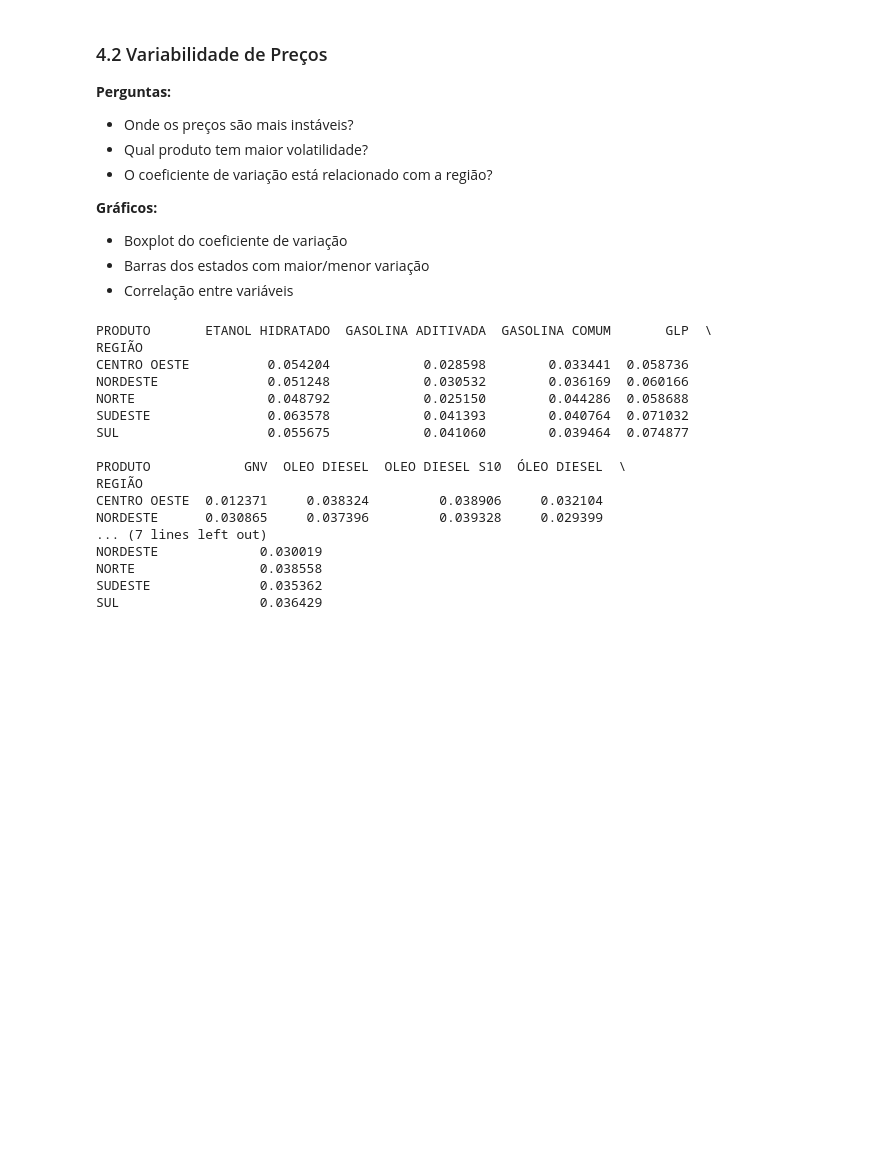
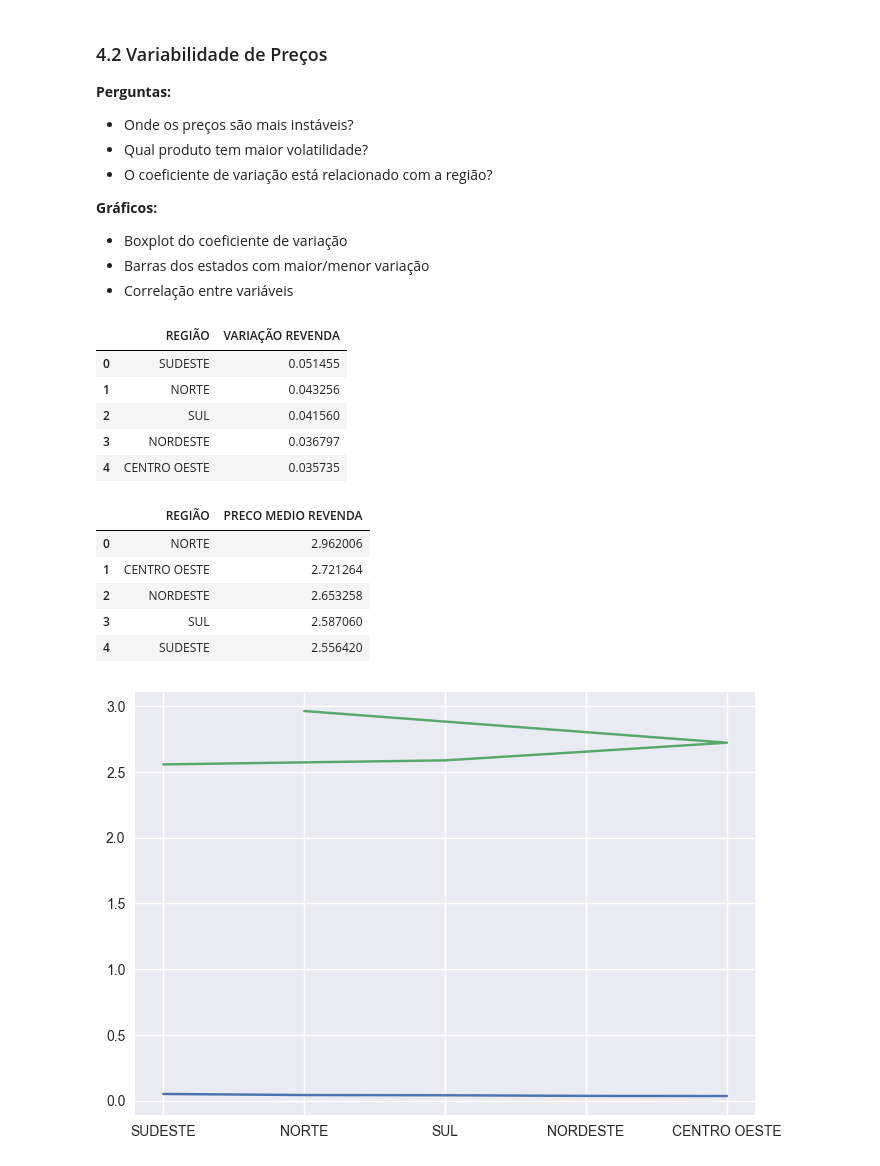
Before and after one commit to thiago207/analise-de-combustiveis-2004-2021, a Jupyter notebook: main.ipynb, the cells around one changed output. Saved outputs shown, nothing was run; the diff lists cells and outputs as text; code cells hidden in the pictures; blank space fills up the shorter version.

```diff
--- a/main.ipynb
+++ b/main.ipynb
@@ -437,45 +437,63 @@ plt.show()
 # %%
 # Onde os preços são mais instáveis?
 volatilidade_estado = df.groupby('ESTADO')['COEF DE VARIAÇÃO REVENDA'].mean()
 volatilidade_ordenada = volatilidade_estado.sort_values(ascending=False)
 
 
 # Qual produto tem maior volatilidade?
 volatilidade_produto = df.groupby('PRODUTO')['COEF DE VARIAÇÃO REVENDA'].mean()
 volatilidade_ordenada = volatilidade_estado.sort_values(ascending=False)
 
 
 # O coeficiente de variação está relacionado com a região?
 
+df_sem_glp = df[df['PRODUTO'] != 'GLP']
+volatilidade_regiao = (
+    df_sem_glp
+    .groupby('REGIÃO')['COEF DE VARIAÇÃO REVENDA']
+    .mean()
+    .sort_values(ascending=False)
+    .reset_index(name='VARIAÇÃO REVENDA')
 
-volatilidade_regiao = df.groupby('REGIÃO')['COEF DE VARIAÇÃO REVENDA'].mean()
-volatilidade_regiao_ordenada = volatilidade_regiao.sort_values(ascending=False)
+)
+
+
+preco_regiao = (
+    df_sem_glp
+    .groupby('REGIÃO')['PREÇO MÉDIO REVENDA']
+    .mean()
+    .sort_values(ascending=False)
+    .reset_index(name='PRECO MEDIO REVENDA')
+    )
+
+
+
+
+plt.plot(volatilidade_regiao['REGIÃO'], volatilidade_regiao['VARIAÇÃO REVENDA'])
+plt.plot(preco_regiao['REGIÃO'], preco_regiao['PRECO MEDIO REVENDA'])
+
+
+display(volatilidade_regiao)
+display(preco_regiao)
 
 
 tabela_volatilidade = df.pivot_table(
     values='COEF DE VARIAÇÃO REVENDA',
     index='REGIÃO',
     columns='PRODUTO',
     aggfunc='mean'
 )
-
-
-print(tabela_volatilidade)
 # %% [output]
-PRODUTO       ETANOL HIDRATADO  GASOLINA ADITIVADA  GASOLINA COMUM       GLP  \
-REGIÃO
-CENTRO OESTE          0.054204            0.028598        0.033441  0.058736
-NORDESTE              0.051248            0.030532        0.036169  0.060166
-NORTE                 0.048792            0.025150        0.044286  0.058688
-SUDESTE               0.063578            0.041393        0.040764  0.071032
-SUL                   0.055675            0.041060        0.039464  0.074877
-
-PRODUTO            GNV  OLEO DIESEL  OLEO DIESEL S10  ÓLEO DIESEL  \
-REGIÃO
-CENTRO OESTE  0.012371     0.038324         0.038906     0.032104
-NORDESTE      0.030865     0.037396         0.039328     0.029399
-... (7 lines left out)
-NORDESTE             0.030019
-NORTE                0.038558
-SUDESTE              0.035362
-SUL                  0.036429
+|  | REGIÃO | VARIAÇÃO REVENDA |
+| 0 | SUDESTE | 0.051455 |
+| 1 | NORTE | 0.043256 |
+| 2 | SUL | 0.041560 |
+| 3 | NORDESTE | 0.036797 |
+| 4 | CENTRO OESTE | 0.035735 |
+|  | REGIÃO | PRECO MEDIO REVENDA |
+| 0 | NORTE | 2.962006 |
+| 1 | CENTRO OESTE | 2.721264 |
+| 2 | NORDESTE | 2.653258 |
+| 3 | SUL | 2.587060 |
+| 4 | SUDESTE | 2.556420 |
+[figure, added]
```
